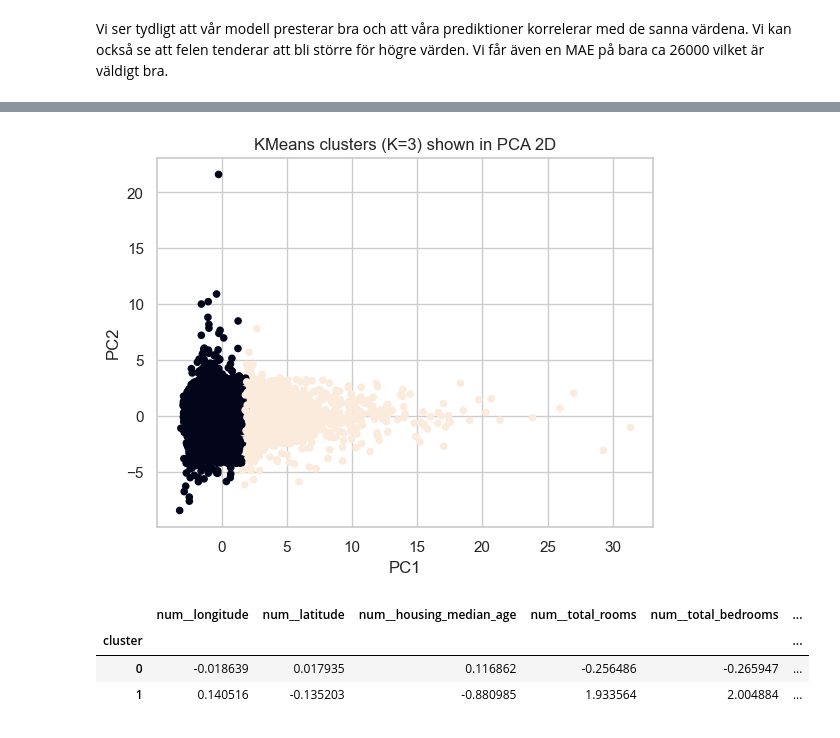
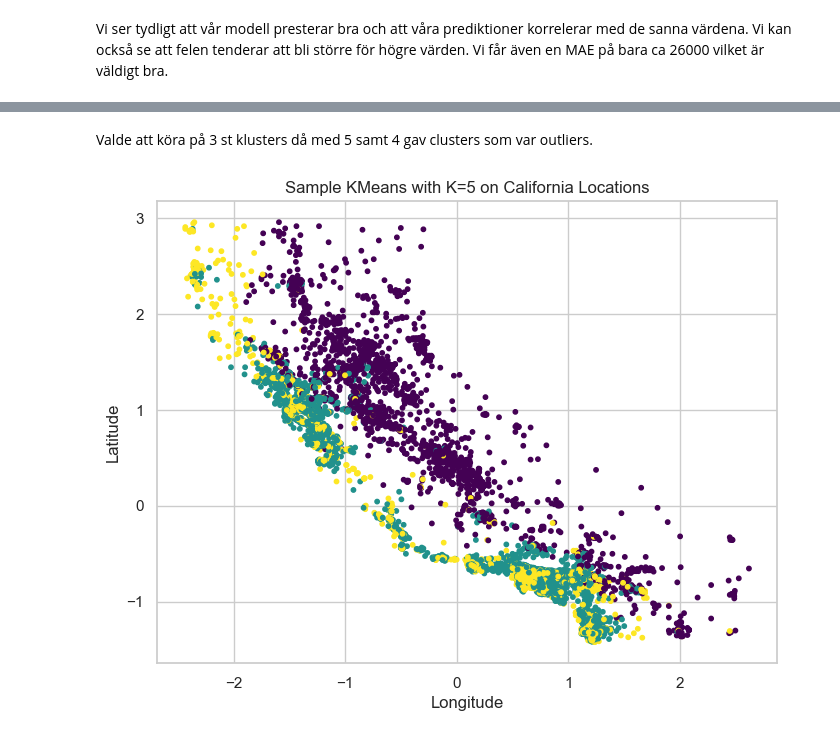
Before and after one commit to jankoshvatan/ML-Housing, a Jupyter notebook: ML_Uppgift1_Simon_Stajduhar.ipynb, the cells around one changed output, grey strips where cells are left out. Saved outputs shown, nothing was run; the diff lists cells and outputs as text; code cells hidden in the pictures.

Commit message:
KMeans

```diff
--- a/ML_Uppgift1_Simon_Stajduhar.ipynb
+++ b/ML_Uppgift1_Simon_Stajduhar.ipynb
@@ -646,22 +737,22 @@ print(pd.Series(cluster_labels).value_counts().sort_index())
 Name: count, dtype: int64
-# %%
-plt.figure()
-plt.scatter(X_pca[:,0], X_pca[:,1], c=cluster_labels, s=20)
-plt.xlabel("PC1")
-plt.ylabel("PC2")
-plt.title("KMeans clusters (K=3) shown in PCA 2D")
-plt.grid(True)
-plt.show()
-# %% [output]
-[figure, removed]
-# %%
-profile_scaled= pd.DataFrame(X_scaled, columns=preprocess.get_feature_names_out())
-profile_scaled["cluster"] = cluster_labels
-profile_scaled = profile_scaled.groupby("cluster").mean()
-
-display(profile_scaled.iloc[:, :])
-# %% [output]
-|  | num__longitude | num__latitude | num__housing_median_age | num__total_rooms | num__total_bedrooms | ... |
-| cluster |  |  |  |  |  | ... |
-| 0 | -0.018639 | 0.017935 | 0.116862 | -0.256486 | -0.265947 | ... |
-| 1 | 0.140516 | -0.135203 | -0.880985 | 1.933564 | 2.004884 | ... |
+# %% [markdown]
+Valde att köra på 3 st klusters då med 5 samt 4 gav clusters som var outliers.
+# %%
+
+X_scaled_full["cluster"] = cluster_labels
+
+plt.figure(figsize=(8,6))
+plt.scatter(
+    X_scaled_full["longitude"],
+    X_scaled_full["latitude"],
+    c=X_scaled_full["cluster"],
+    cmap="viridis",
+    s=10
+)
+
+plt.xlabel("Longitude")
+plt.ylabel("Latitude")
+plt.title("Sample KMeans with K=5 on California Locations")
+plt.show()
+# %% [output]
+[figure, added]
```
Also changed, not shown: parts of 34 cells of this notebook.
